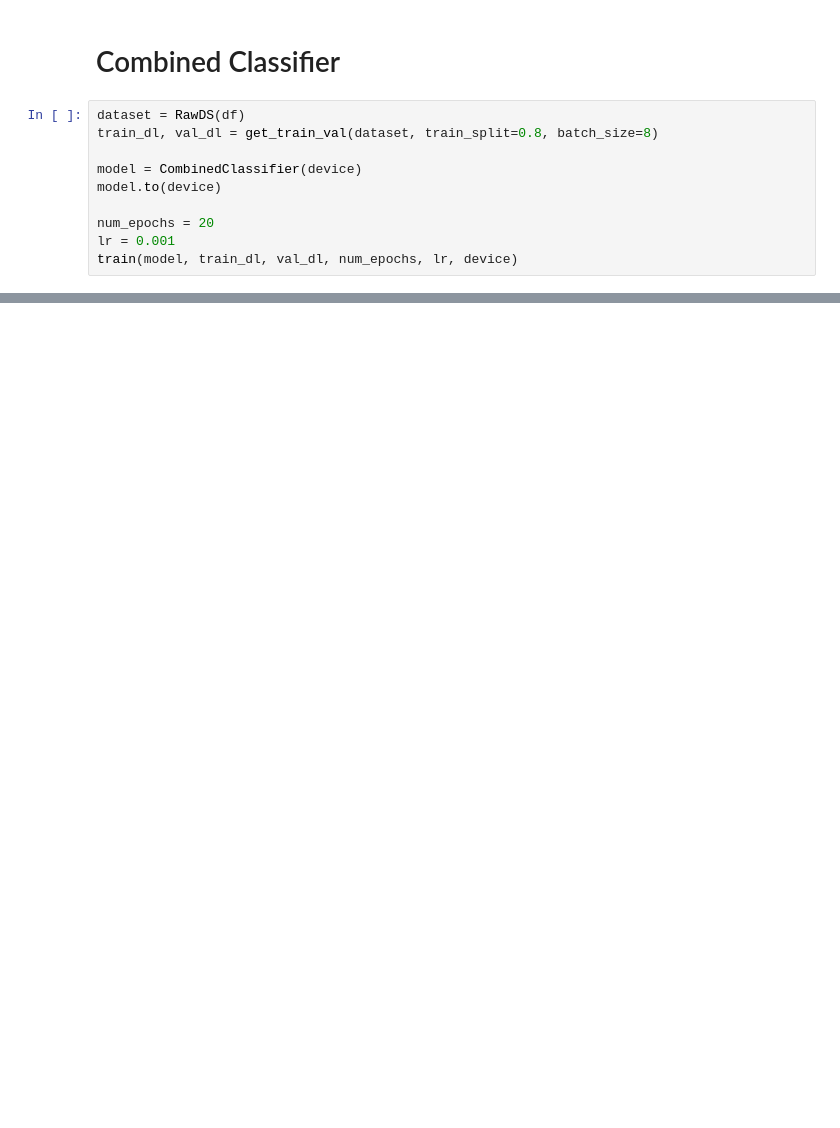
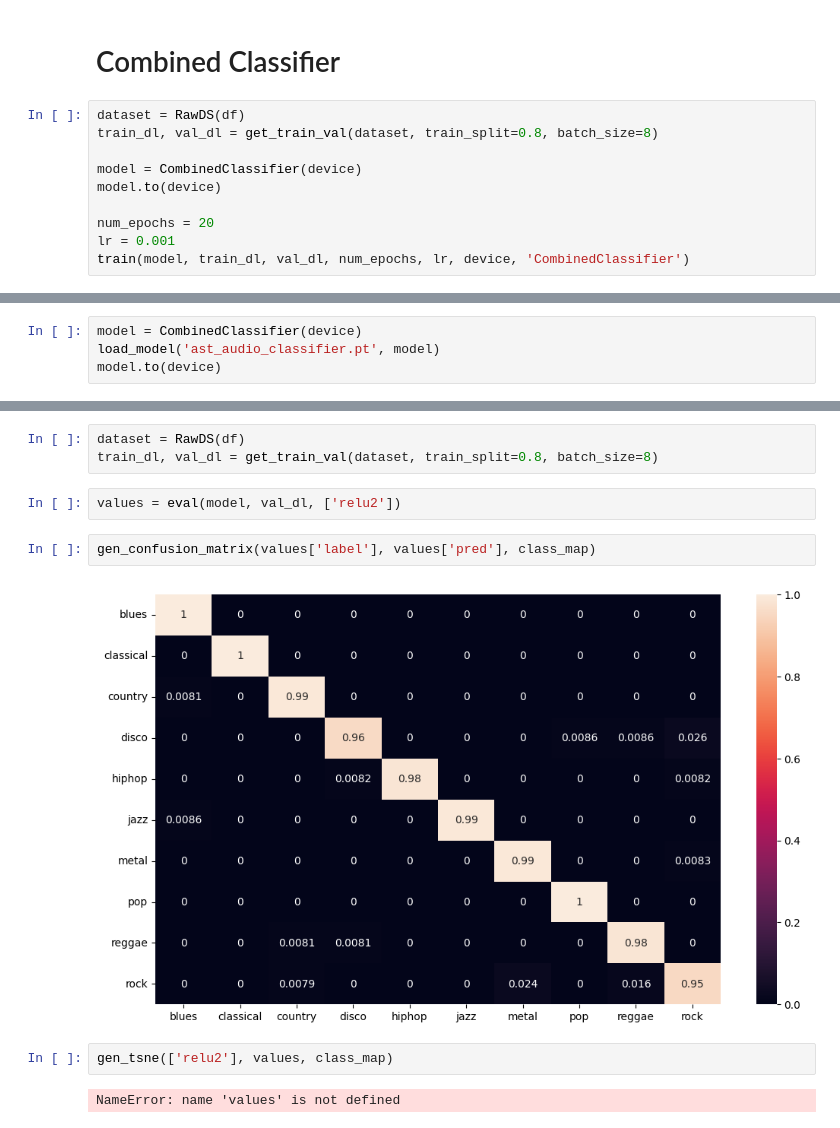
Before and after one commit to brianmodel/DeepLearningProject, a Jupyter notebook: audio_classification.ipynb, the cells around one changed output, grey strips where cells are left out. Saved outputs shown, nothing was run; the diff lists cells and outputs as text; blank space fills up the shorter version.

Commit message:
Created combined classifier

```diff
--- a/audio_classification.ipynb
+++ b/audio_classification.ipynb
@@ -61,4 +70,4 @@ model.to(device)
 
 num_epochs = 20
 lr = 0.001
-train(model, train_dl, val_dl, num_epochs, lr, device)
+train(model, train_dl, val_dl, num_epochs, lr, device, 'CombinedClassifier')
@@ -64,0 +106,4 @@ train(model, train_dl, val_dl, num_epochs, lr, device)
+# %%
+model = CombinedClassifier(device)
+load_model('ast_audio_classifier.pt', model)
+model.to(device)
@@ -64,0 +131,13 @@ train(model, train_dl, val_dl, num_epochs, lr, device)
+# %%
+dataset = RawDS(df)
+train_dl, val_dl = get_train_val(dataset, train_split=0.8, batch_size=8)
+# %%
+values = eval(model, val_dl, ['relu2'])
+# %%
+gen_confusion_matrix(values['label'], values['pred'], class_map)
+# %% [output]
+[figure, added]
+# %%
+gen_tsne(['relu2'], values, class_map)
+# %% [output]
+NameError: name 'values' is not defined
```
Also changed, not shown: parts of 8 cells of this notebook, 5 other files.
